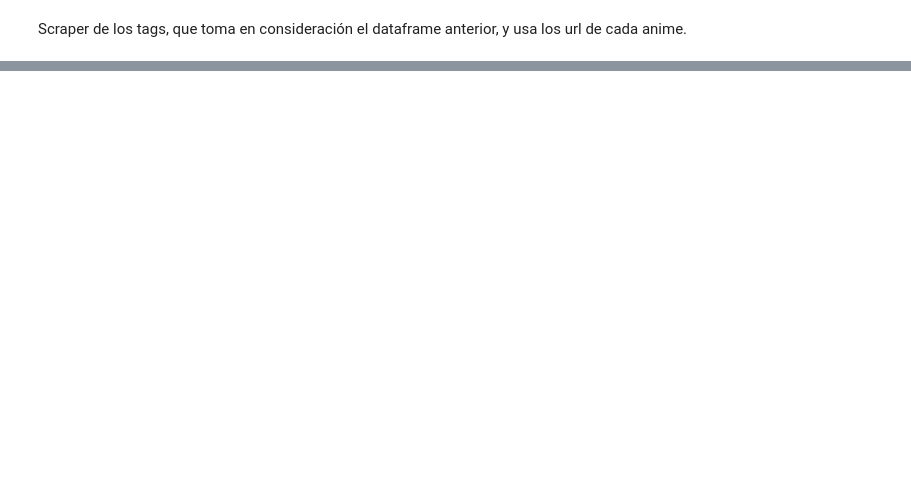
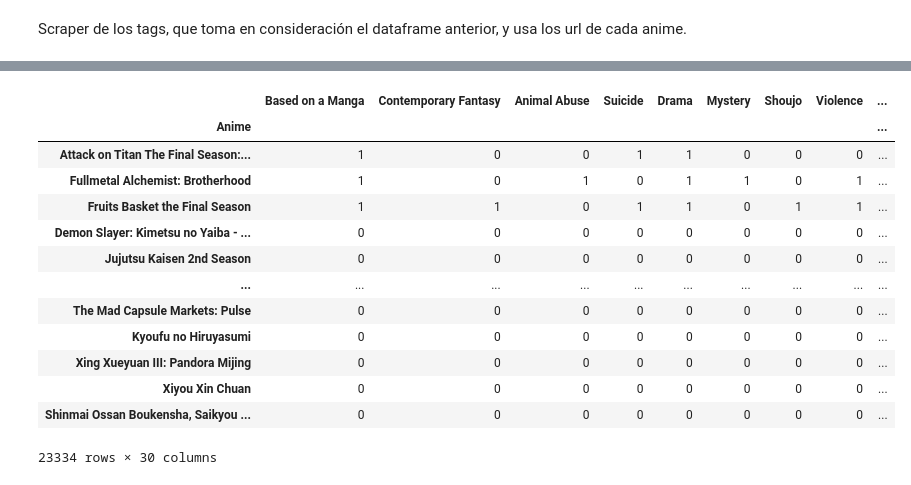
Before and after one commit to VAMarques/Proyecto-Grupo-12, a Jupyter notebook: demo Mativ/tags_anime.ipynb, the cells around one changed output, grey strips where cells are left out. Drawn from its saved outputs; the diff is of its cells as text; code cells hidden in the pictures; blank space fills up the shorter version.

```diff
--- a/demo Mativ/tags_anime.ipynb
+++ b/demo Mativ/tags_anime.ipynb
@@ -218,2 +264,24 @@ all_tags
+# %%
+# Por conveniencia, lo más útil es eliminar la columna "URL", junto a "Tags" y hacer "Anime" sea el
+# index del DataFrame.
+
+all_anime_df = all_anime_df.drop(columns=["URL", "Tags"]).set_index("Anime")
+# %%
+all_anime_df
+# %% [output]
+|  | Based on a Manga | Contemporary Fantasy | Animal Abuse | Suicide | Drama | Mystery | Shoujo | Violence | ... |
+| Anime |  |  |  |  |  |  |  |  | ... |
+| Attack on Titan The Final Season:... | 1 | 0 | 0 | 1 | 1 | 0 | 0 | 0 | ... |
+| Fullmetal Alchemist: Brotherhood | 1 | 0 | 1 | 0 | 1 | 1 | 0 | 1 | ... |
+| Fruits Basket the Final Season | 1 | 1 | 0 | 1 | 1 | 0 | 1 | 1 | ... |
+| Demon Slayer: Kimetsu no Yaiba - ... | 0 | 0 | 0 | 0 | 0 | 0 | 0 | 0 | ... |
+| Jujutsu Kaisen 2nd Season | 0 | 0 | 0 | 0 | 0 | 0 | 0 | 0 | ... |
+| ... | ... | ... | ... | ... | ... | ... | ... | ... | ... |
+| The Mad Capsule Markets: Pulse | 0 | 0 | 0 | 0 | 0 | 0 | 0 | 0 | ... |
+| Kyoufu no Hiruyasumi | 0 | 0 | 0 | 0 | 0 | 0 | 0 | 0 | ... |
+| Xing Xueyuan III: Pandora Mijing | 0 | 0 | 0 | 0 | 0 | 0 | 0 | 0 | ... |
+| Xiyou Xin Chuan | 0 | 0 | 0 | 0 | 0 | 0 | 0 | 0 | ... |
+| Shinmai Ossan Boukensha, Saikyou ... | 0 | 0 | 0 | 0 | 0 | 0 | 0 | 0 | ... |
+23334 rows × 30 columns
 # %%
 # It is better to make this dataframe a sparse one
```
Also changed, not shown: parts of 22 cells of this notebook.
